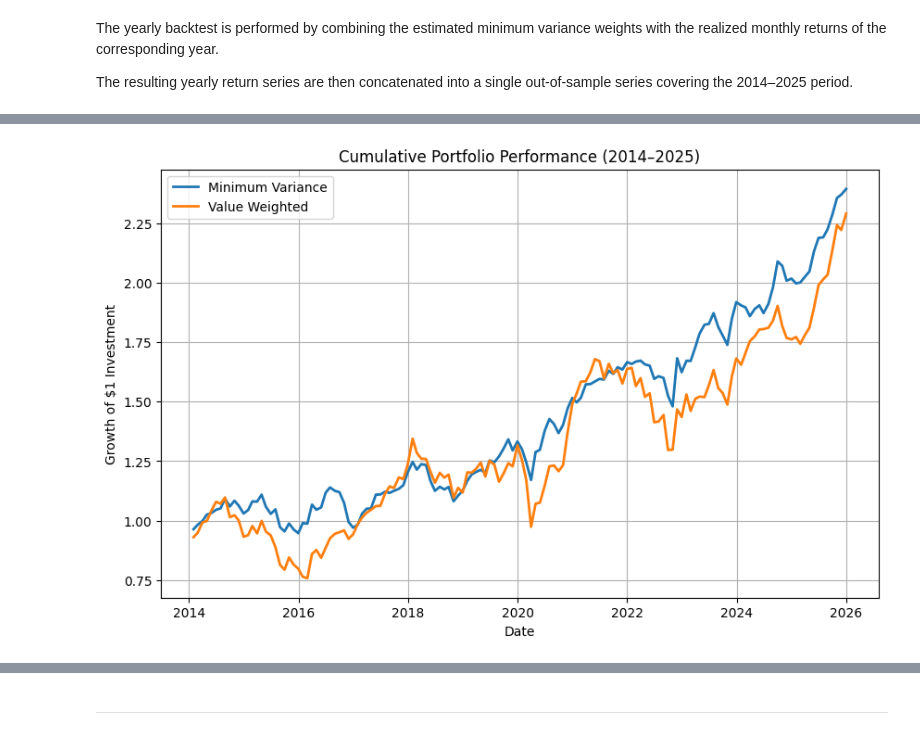
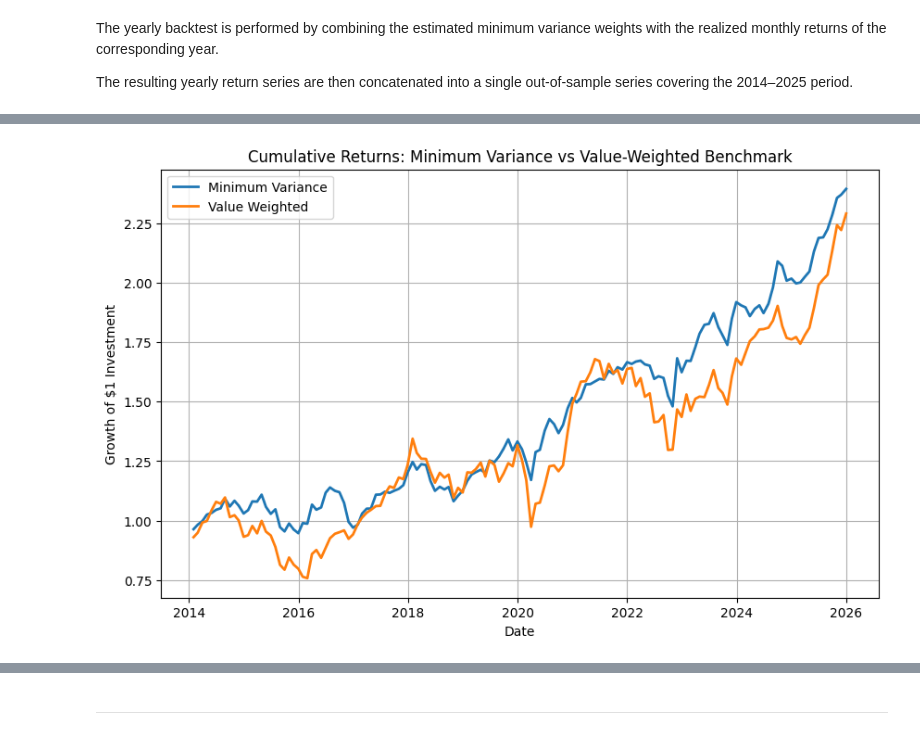
Before and after one commit to vrelvape/SAAM-Project, a Jupyter notebook: notebooks/SAAM_Project_GroupN.ipynb, the cells around one changed output, grey strips where cells are left out. Drawn from its saved outputs; the diff is of its cells as text; code cells hidden in the pictures.

```diff
--- a/notebooks/SAAM_Project_GroupN.ipynb
+++ b/notebooks/SAAM_Project_GroupN.ipynb
@@ -742,8 +340 @@ np.int64(21077)
-# %%
-# Replace abnormal Datastream price observations (< 0.5) with missing values
-
-price_data[price_data < 0.5] = np.nan
-# %%
-# ensure chronological order of price observations
-price_data = price_data.sort_index(axis=1)
 # %% [markdown]
@@ -1466,17 +572,10 @@ C'est cette logique qui était utilisée dans l'ancien notebook.
 # %%
-# Backtest the value-weighted benchmark year by year
+# Run the yearly value-weighted benchmark backtest
 
-vw_returns_by_year = {}
-
-for year in rebalance_years:
-    universe = universe_by_year[year]
-    realized_returns = backtest_value_weighted_portfolio(
-        returns_matrix,
-        market_caps_data,
-        universe,
-        year
-    )
-    vw_returns_by_year[year] = realized_returns
-
-vw_returns_oos = pd.concat(vw_returns_by_year.values()).sort_index()
+vw_returns_by_year, vw_returns_oos = run_vw_backtest(
+    returns_matrix=returns_matrix,
+    market_caps_data=market_caps_data,
+    universe_by_year=universe_by_year,
+    rebalance_years=rebalance_years,
+)
 # %%
@@ -1625,25 +614,30 @@ Cela permet de voir comment 1$ investi évoluerait dans chaque portefeuille.
 # %%
 # Compute cumulative wealth indices for both strategies
 
-mv_cumulative = (1 + mv_returns_oos).cumprod()
-vw_cumulative = (1 + vw_returns_oos).cumprod()
+mv_cumulative, vw_cumulative = compute_cumulative_series(
+    mv_returns_oos=mv_returns_oos,
+    vw_returns_oos=vw_returns_oos,
+)
 # %%
 plt.figure(figsize=(10, 6))
 
 plt.plot(mv_cumulative, label="Minimum Variance", linewidth=2)
 plt.plot(vw_cumulative, label="Value Weighted", linewidth=2)
 
-plt.title("Cumulative Portfolio Performance (2014–2025)")
+plt.title("Cumulative Returns: Minimum Variance vs Value-Weighted Benchmark")
 plt.ylabel("Growth of $1 Investment")
 plt.xlabel("Date")
 
 plt.legend()
 plt.grid()
 
-# Save figure before displaying it
-plt.savefig(FIGURES_DIR / "cumulative_portfolio_performance.png", dpi=300, bbox_inches="tight")
+plt.savefig(
+    FIGURES_DIR / "cumulative_portfolio_performance.png",
+    dpi=300,
+    bbox_inches="tight"
+)
 
 plt.show()
 # %% [output]
-[figure, old version]
+[figure, new version]
 # %% [markdown]
```
Also changed, not shown: parts of 180 cells of this notebook, 37 other files.
